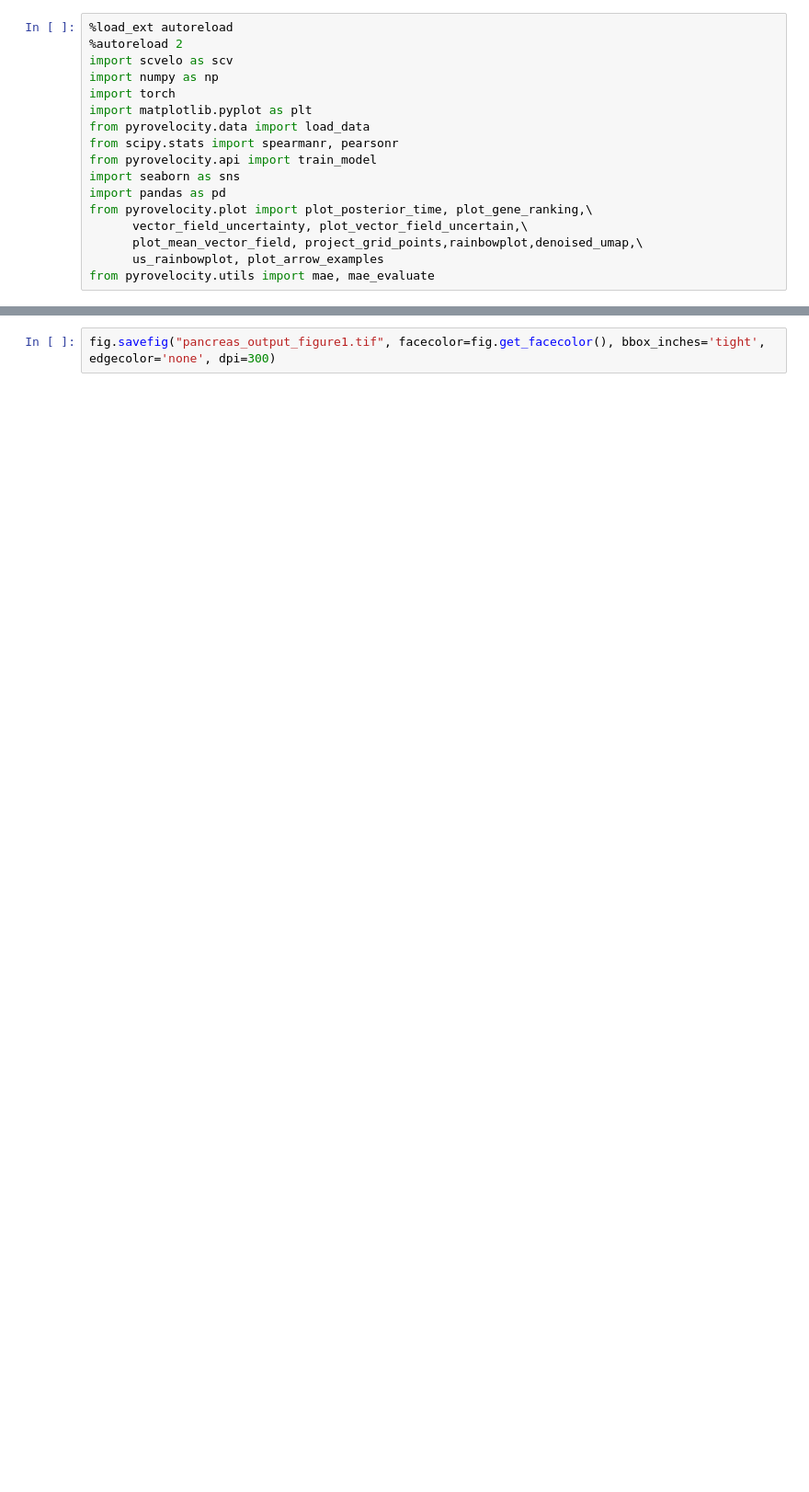
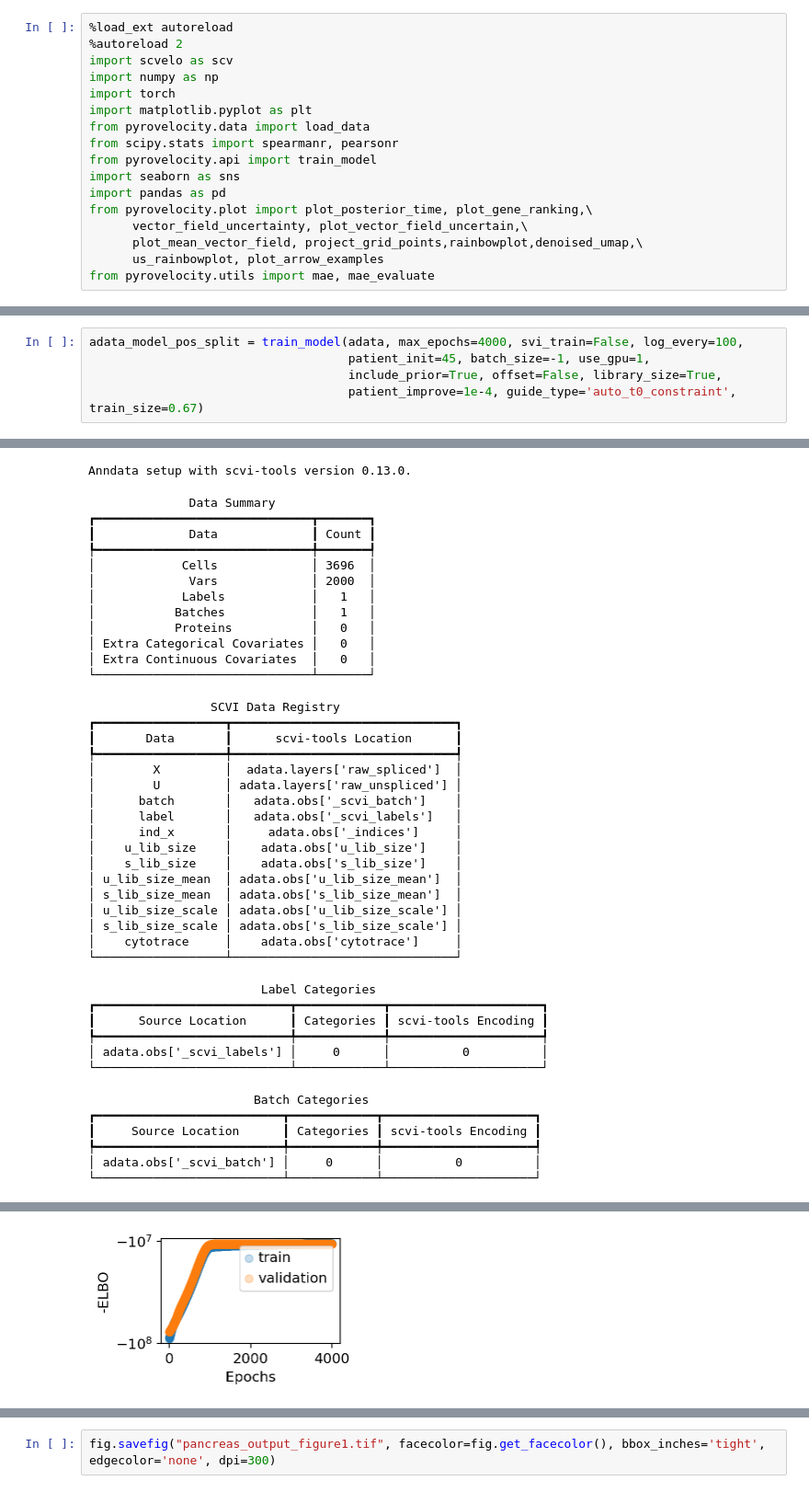
Before and after one commit to pinellolab/pyrovelocity, a Jupyter notebook: docs/source/notebooks/pancreas.ipynb, the cells around one changed output, grey strips where cells are left out. Shown at 92% size. Cells and saved outputs as stored; diff of their text form; blank space fills up the shorter version.

```diff
--- a/docs/source/notebooks/pancreas.ipynb
+++ b/docs/source/notebooks/pancreas.ipynb
@@ -90,0 +65,6 @@ AnnData object with n_obs × n_vars = 3696 × 2000
+# %%
+adata_model_pos_split = train_model(adata, max_epochs=4000, svi_train=False, log_every=100,
+                                    patient_init=45, batch_size=-1, use_gpu=1,
+                                    include_prior=True, offset=False, library_size=True,
+                                    patient_improve=1e-4, guide_type='auto_t0_constraint', train_size=0.67)
+# %% [output]
@@ -90,0 +78,42 @@ AnnData object with n_obs × n_vars = 3696 × 2000
+Anndata setup with scvi-tools version 0.13.0.
+              Data Summary
+┏━━━━━━━━━━━━━━━━━━━━━━━━━━━━━━┳━━━━━━━┓
+┃             Data             ┃ Count ┃
+┡━━━━━━━━━━━━━━━━━━━━━━━━━━━━━━╇━━━━━━━┩
+│            Cells             │ 3696  │
+│             Vars             │ 2000  │
+│            Labels            │   1   │
+│           Batches            │   1   │
+│           Proteins           │   0   │
+│ Extra Categorical Covariates │   0   │
+│ Extra Continuous Covariates  │   0   │
+└──────────────────────────────┴───────┘
+                 SCVI Data Registry
+┏━━━━━━━━━━━━━━━━━━┳━━━━━━━━━━━━━━━━━━━━━━━━━━━━━━━┓
+┃       Data       ┃      scvi-tools Location      ┃
+┡━━━━━━━━━━━━━━━━━━╇━━━━━━━━━━━━━━━━━━━━━━━━━━━━━━━┩
+│        X         │  adata.layers['raw_spliced']  │
+│        U         │ adata.layers['raw_unspliced'] │
+│      batch       │   adata.obs['_scvi_batch']    │
+│      label       │   adata.obs['_scvi_labels']   │
+│      ind_x       │     adata.obs['_indices']     │
+│    u_lib_size    │    adata.obs['u_lib_size']    │
+│    s_lib_size    │    adata.obs['s_lib_size']    │
+│ u_lib_size_mean  │ adata.obs['u_lib_size_mean']  │
+│ s_lib_size_mean  │ adata.obs['s_lib_size_mean']  │
+│ u_lib_size_scale │ adata.obs['u_lib_size_scale'] │
+│ s_lib_size_scale │ adata.obs['s_lib_size_scale'] │
+│    cytotrace     │    adata.obs['cytotrace']     │
+└──────────────────┴───────────────────────────────┘
+                        Label Categories
+┏━━━━━━━━━━━━━━━━━━━━━━━━━━━┳━━━━━━━━━━━━┳━━━━━━━━━━━━━━━━━━━━━┓
+┃      Source Location      ┃ Categories ┃ scvi-tools Encoding ┃
+┡━━━━━━━━━━━━━━━━━━━━━━━━━━━╇━━━━━━━━━━━━╇━━━━━━━━━━━━━━━━━━━━━┩
+│ adata.obs['_scvi_labels'] │     0      │          0          │
+└───────────────────────────┴────────────┴─────────────────────┘
+                       Batch Categories
+┏━━━━━━━━━━━━━━━━━━━━━━━━━━┳━━━━━━━━━━━━┳━━━━━━━━━━━━━━━━━━━━━┓
+┃     Source Location      ┃ Categories ┃ scvi-tools Encoding ┃
+┡━━━━━━━━━━━━━━━━━━━━━━━━━━╇━━━━━━━━━━━━╇━━━━━━━━━━━━━━━━━━━━━┩
+│ adata.obs['_scvi_batch'] │     0      │          0          │
+└──────────────────────────┴────────────┴─────────────────────┘
@@ -90,0 +137 @@ AnnData object with n_obs × n_vars = 3696 × 2000
+[figure, added]
```
Also changed, not shown: parts of 22 cells of this notebook.
